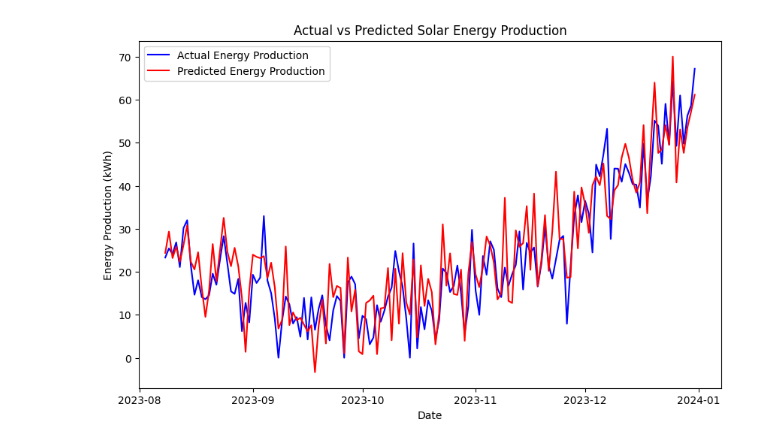
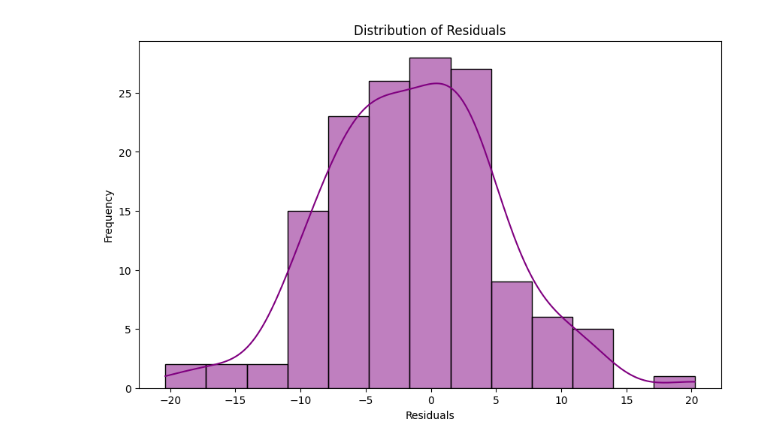
Before and after one commit to Jamesupback/solar, a Jupyter notebook: minor/linear.ipynb, the cells around one changed output. Drawn from its saved outputs; the diff is of its cells as text; code cells hidden in the pictures.

```diff
--- a/minor/linear.ipynb
+++ b/minor/linear.ipynb
@@ -108,18 +101,13 @@ plt.show()
-# %%
-# Predict on the test set
-predicted_values = linear_model.predict(X_test)
-
-# Plot actual vs predicted energy production
-plt.figure(figsize=(10,6))
-plt.plot(y_test.index, y_test, label='Actual Energy Production', color='blue')
-plt.plot(y_test.index, predicted_values, label='Predicted Energy Production', color='red')
-plt.xlabel('Date')
-plt.ylabel('Energy Production (kWh)')
-plt.title('Actual vs Predicted Solar Energy Production')
-plt.legend()
-plt.show()
-# %% [output]
-[figure, removed]
+# %%
+# Plot distribution of errors
+plt.figure(figsize=(10,6))
+sns.histplot(residuals, kde=True, color='purple')
+plt.xlabel('Residuals')
+plt.ylabel('Frequency')
+plt.title('Distribution of Residuals')
+plt.show()
+# %% [output]
+[figure, added]
 # %%
 # Calculate RMSE (Root Mean Squared Error)
 rmse = math.sqrt(mean_squared_error(y_test, predicted_values))
```
Also changed, not shown: parts of 11 cells of this notebook, 9 other files.
